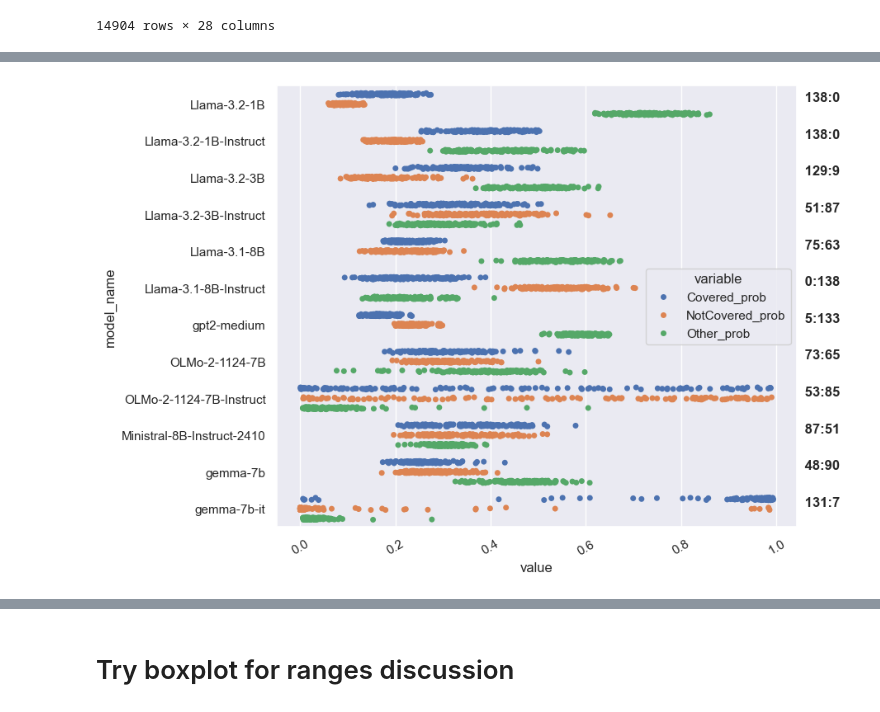
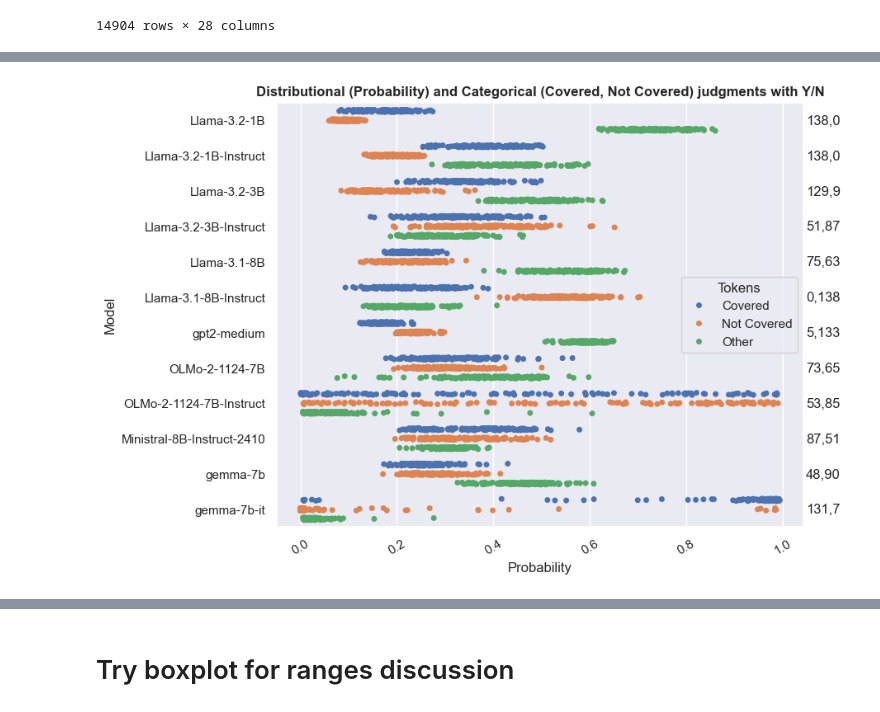
Before and after one commit to bwaldon/llms-legal-interp, a Jupyter notebook: StoppedClock.ipynb, the cells around one changed output, grey strips where cells are left out. Saved outputs shown, nothing was run; the diff lists cells and outputs as text; code cells hidden in the pictures.

```diff
--- a/StoppedClock.ipynb
+++ b/StoppedClock.ipynb
@@ -106,0 +155,5 @@ yes_or_no_group_df
+# %%
+fig, ax = plt.subplots(figsize=(9,6), layout='constrained')
+plt.xticks(rotation=30)
+sns.set_theme(style="darkgrid", rc={'axes.grid': True})
+sns.stripplot(data=count_labels.melt(id_vars=['model_name'], value_vars=["Covered", "NotCovered"]), x='model_name', hue='variable', y='value' )
@@ -107,25 +184,35 @@ yes_or_no_group_df
 # %%
 # Melt yes_or_no for the three supported variables
-fig, ax = plt.subplots(figsize=(9,6), layout='constrained')
+fig, ax = plt.subplots(figsize=(9, 6), layout='constrained')
 plt.xticks(rotation=30)
-sns.set_theme(style="darkgrid")
-
+sns.set_theme(style="darkgrid", rc={'axes.grid': True})
 count_labels = yes_or_no_df.groupby('model_name', as_index=False, sort=False).aggregate(
     {
         'Covered': 'sum',
         'NotCovered': 'sum',
     }
 )
-count_labels
 
+melted_data = yes_or_no_df[["model_name", "Covered_prob", "NotCovered_prob", "Other_prob"]].rename(
+     {
+         "Covered_prob": "Covered",
+         "NotCovered_prob": "Not Covered",
+         "Other_prob": "Other",
+     }
+, axis=1).melt(id_vars = ["model_name"], value_vars=["Covered", "Not Covered", "Other"]).rename(
+    {"value": "Probability", "model_name": "Model", "variable": "Tokens"}, axis=1)
 
-p = sns.stripplot(x='value', y='model_name',  hue='variable', jitter=True, dodge=True, data=yes_or_no_df.melt(id_vars = ["model_name"], value_vars=["Covered_prob", "NotCovered_prob", "Other_prob"]))
+p = sns.stripplot(x='Probability', y='Model',  hue='Tokens', dodge=True, jitter=True, legend="brief",
+                  data=melted_data)
+# sns.move_legend(p, "center right", bbox_to_anchor=(1, 1))
+p.set_title("Distributional (Probability) and Categorical (Covered, Not Covered) judgments with Y/N",
+           fontdict={'weight':'bold'})
 for i, counts in enumerate(zip(count_labels.Covered.values, count_labels.NotCovered.values)):
     covered = counts[0]
     not_covered = counts[1]
-    ax.text(ax.get_xlim()[1] + 0.05, i, f' {covered}:{not_covered}',
-        ha='center', va='bottom', fontweight='bold')
+    ax.text(ax.get_xlim()[1] + 0.04, i, f'{covered},{not_covered}',
+        ha='center', va='center')
 
 fig.savefig("reports/chart-1-prob-ranges.pdf")
 # %% [output]
-[figure, old version]
+[figure, new version]
```
Also changed, not shown: parts of 10 cells of this notebook, 12 other files.
